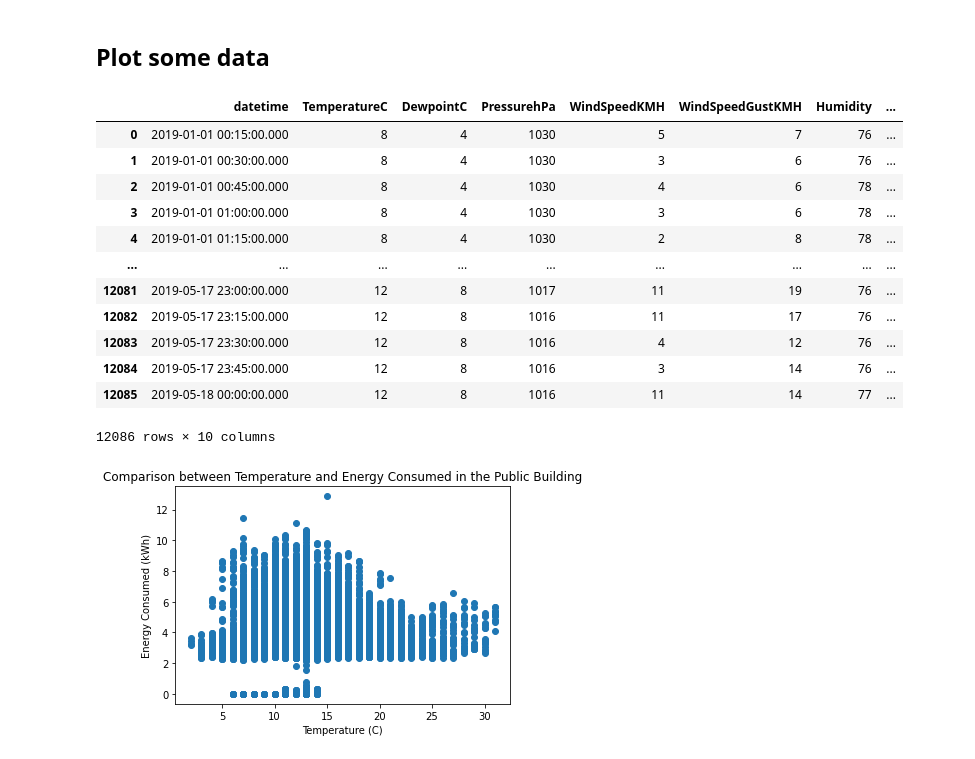
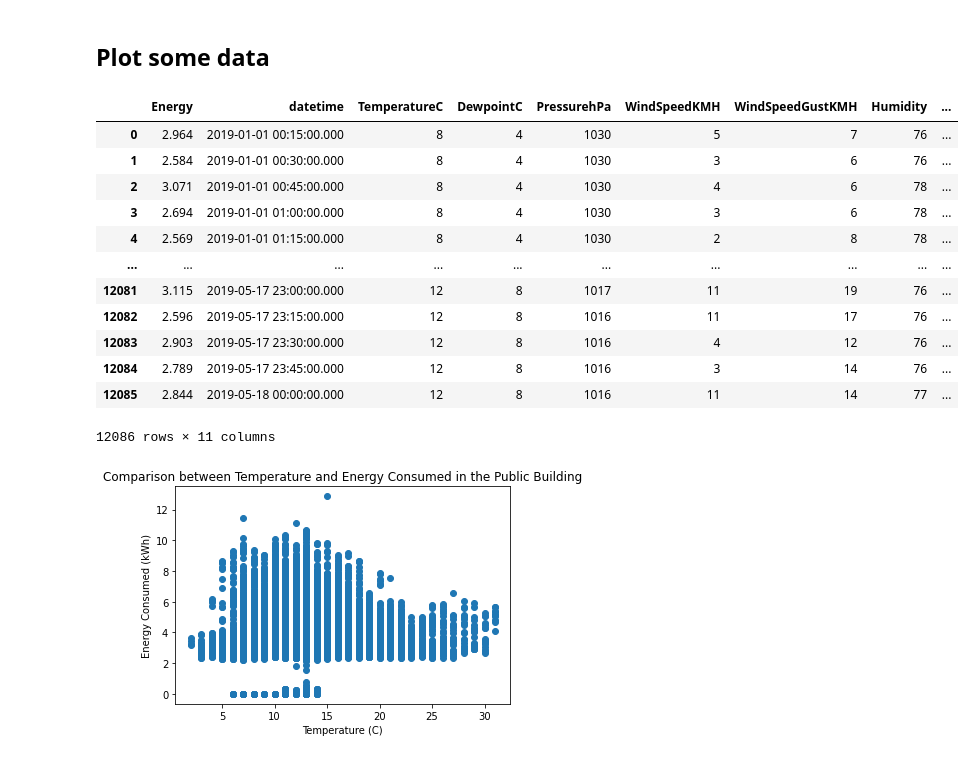
Before and after one commit to franciscomonteiro85/faa-energy-prediction, a Jupyter notebook: Energy Prediction.ipynb, the cells around one changed output. Saved outputs shown, nothing was run; the diff lists cells and outputs as text; code cells hidden in the pictures.

```diff
--- a/Energy Prediction.ipynb
+++ b/Energy Prediction.ipynb
@@ -127,24 +127,26 @@ plt.show()
 # %% [markdown]
 ## Plot some data
 # %%
+# merge the energy and weather dataframes
+df = pd.merge(df_energy, df_weather, left_index=True, right_index=True)
 # Drop NaN values from weather dataset
-df_weather.dropna(axis=0, inplace=True)
-df_weather.reset_index(drop=True, inplace=True)
-df_weather
+df.dropna(axis=0, inplace=True)
+df.reset_index(drop=True, inplace=True)
+df
 # %% [output]
-|  | datetime | TemperatureC | DewpointC | PressurehPa | WindSpeedKMH | WindSpeedGustKMH | Humidity | ... |
-| 0 | 2019-01-01 00:15:00.000 | 8 | 4 | 1030 | 5 | 7 | 76 | ... |
-| 1 | 2019-01-01 00:30:00.000 | 8 | 4 | 1030 | 3 | 6 | 76 | ... |
-| 2 | 2019-01-01 00:45:00.000 | 8 | 4 | 1030 | 4 | 6 | 78 | ... |
-| 3 | 2019-01-01 01:00:00.000 | 8 | 4 | 1030 | 3 | 6 | 78 | ... |
-| 4 | 2019-01-01 01:15:00.000 | 8 | 4 | 1030 | 2 | 8 | 78 | ... |
-| ... | ... | ... | ... | ... | ... | ... | ... | ... |
-| 12081 | 2019-05-17 23:00:00.000 | 12 | 8 | 1017 | 11 | 19 | 76 | ... |
-| 12082 | 2019-05-17 23:15:00.000 | 12 | 8 | 1016 | 11 | 17 | 76 | ... |
-| 12083 | 2019-05-17 23:30:00.000 | 12 | 8 | 1016 | 4 | 12 | 76 | ... |
-| 12084 | 2019-05-17 23:45:00.000 | 12 | 8 | 1016 | 3 | 14 | 76 | ... |
-| 12085 | 2019-05-18 00:00:00.000 | 12 | 8 | 1016 | 11 | 14 | 77 | ... |
+|  | Energy | datetime | TemperatureC | DewpointC | PressurehPa | WindSpeedKMH | WindSpeedGustKMH | Humidity | ... |
+| 0 | 2.964 | 2019-01-01 00:15:00.000 | 8 | 4 | 1030 | 5 | 7 | 76 | ... |
+| 1 | 2.584 | 2019-01-01 00:30:00.000 | 8 | 4 | 1030 | 3 | 6 | 76 | ... |
+| 2 | 3.071 | 2019-01-01 00:45:00.000 | 8 | 4 | 1030 | 4 | 6 | 78 | ... |
+| 3 | 2.694 | 2019-01-01 01:00:00.000 | 8 | 4 | 1030 | 3 | 6 | 78 | ... |
+| 4 | 2.569 | 2019-01-01 01:15:00.000 | 8 | 4 | 1030 | 2 | 8 | 78 | ... |
+| ... | ... | ... | ... | ... | ... | ... | ... | ... | ... |
+| 12081 | 3.115 | 2019-05-17 23:00:00.000 | 12 | 8 | 1017 | 11 | 19 | 76 | ... |
+| 12082 | 2.596 | 2019-05-17 23:15:00.000 | 12 | 8 | 1016 | 11 | 17 | 76 | ... |
+| 12083 | 2.903 | 2019-05-17 23:30:00.000 | 12 | 8 | 1016 | 4 | 12 | 76 | ... |
+| 12084 | 2.789 | 2019-05-17 23:45:00.000 | 12 | 8 | 1016 | 3 | 14 | 76 | ... |
+| 12085 | 2.844 | 2019-05-18 00:00:00.000 | 12 | 8 | 1016 | 11 | 14 | 77 | ... |
-12086 rows × 10 columns
+12086 rows × 11 columns
 # %%
 plt.scatter(df_weather['TemperatureC'], df_energy[0:df_weather['TemperatureC'].shape[0]])
 plt.xlabel('Temperature (C)')
```
Also changed, not shown: parts of 7 cells of this notebook.
